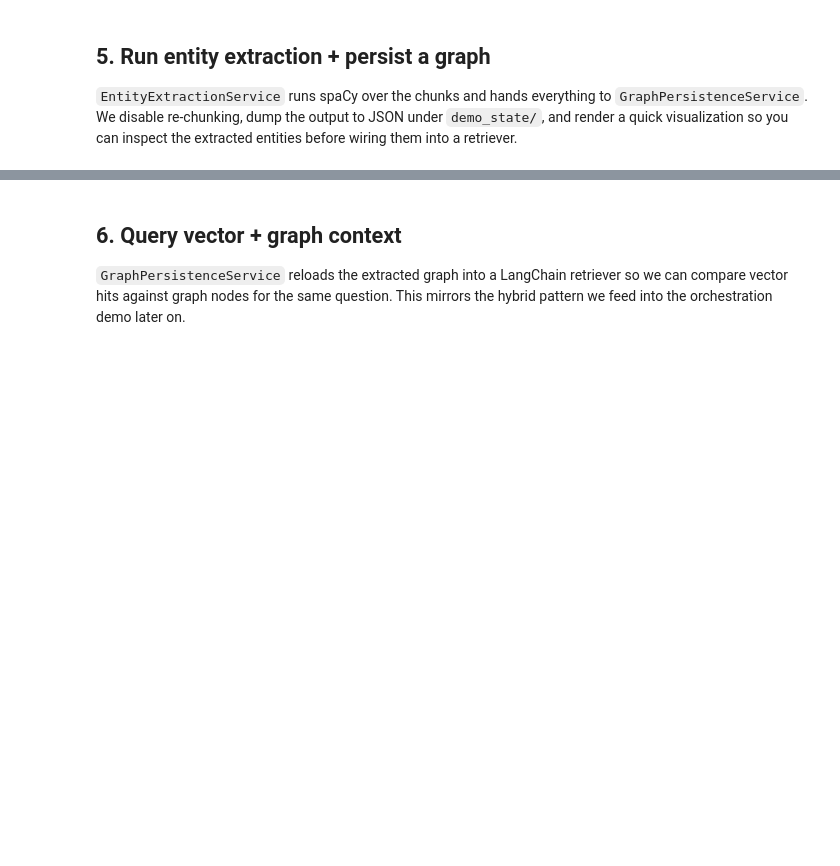
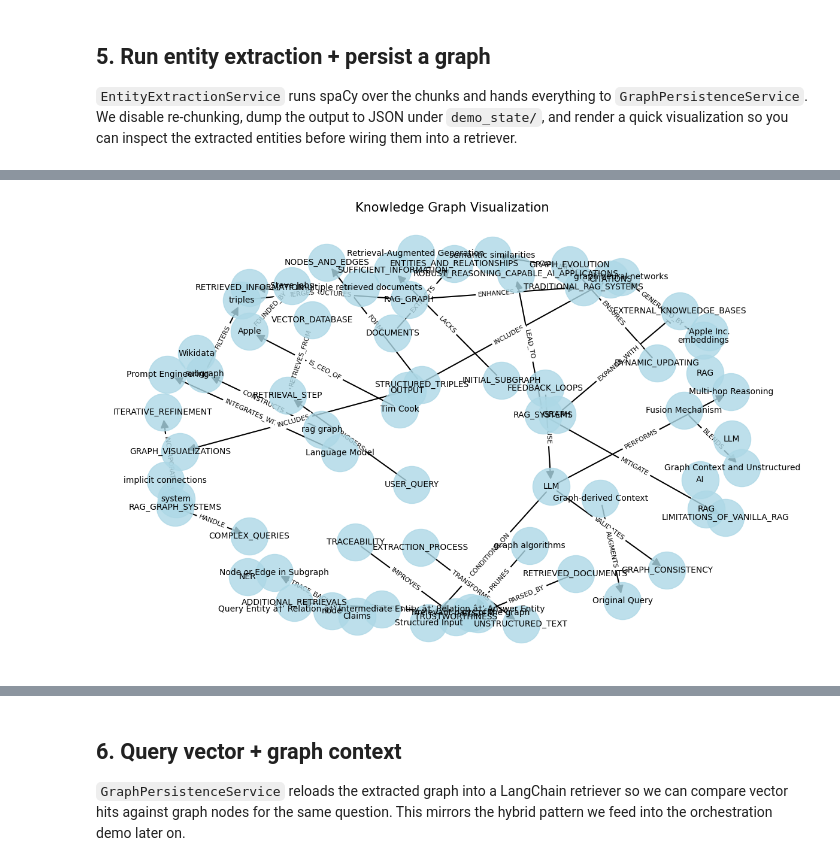
Before and after one commit to nsasto/RAGdoll, a Jupyter notebook: examples/key_modules_demo.ipynb, the cells around one changed output, grey strips where cells are left out. Saved outputs shown, nothing was run; the diff lists cells and outputs as text; code cells hidden in the pictures; blank space fills up the shorter version.

```diff
--- a/examples/key_modules_demo.ipynb
+++ b/examples/key_modules_demo.ipynb
@@ -251,37 +261,16 @@ options = IngestionOptions(
 # %%
-# Run ingestion using a custom pipeline with shared embeddings
-from ragdoll.vector_stores import vector_store_from_config
-
-# Create vector store for graph demo with shared embeddings
-graph_vector_store = vector_store_from_config(
-    VectorStoreConfig(
-        enabled=True,
-        store_type="chroma",
-        params={
-            "collection_name": "graph_demo",
-            "persist_directory": str(graph_store_dir / "vector"),
-        },
-    ),
-    embedding=embeddings,  # Use the shared embeddings instance
-)
-
-# Create custom pipeline with shared embeddings
-graph_pipeline = IngestionPipeline(
-    app_config=app_config,
-    content_extraction_service=DocumentLoaderService(
-        app_config=app_config,
-        use_cache=False,
-        collect_metrics=False,
-    ),
-    embedding_model=embeddings,  # Use shared embeddings
-    vector_store=graph_vector_store,
-    options=options,
-)
+# Run ingestion using ingest_documents helper (cleaner approach)
+from ragdoll.pipeline import ingest_documents
+from ragdoll.utils import visualize_graph
 
 sources = [str(SAMPLE_TXT)]
-stats = await graph_pipeline.ingest(sources)
-graph = getattr(graph_pipeline, "last_graph", None)
-graph_store = graph_pipeline.get_graph_store()
+
+# Use ingest_documents which properly handles everything
+result = await ingest_documents(sources, options=options)
+stats = result.get("stats", {})
+graph = result.get("graph")
+graph_store = result.get("graph_store")
+graph_retriever = result.get("graph_retriever")
 
 # Print results
 print(f"✅ Ingestion complete!")
@@ -297,33 +286,10 @@ if stats.get("errors"):
     for error in stats["errors"]:
         print(f"  - {error}")
 
-# Visualize the graph
-try:
-    import matplotlib.pyplot as plt
-    import networkx as nx
-
-    if graph and hasattr(graph, 'nodes') and graph.nodes:
-        viz_graph = nx.Graph()
-        for node in graph.nodes:
-            viz_graph.add_node(node.id, label=node.name, type=node.type)
-        for edge in graph.edges:
-            viz_graph.add_edge(edge.source, edge.target, relationship=edge.type)
-
-        if viz_graph.number_of_nodes() > 0:
-            plt.figure(figsize=(6, 5))
-            positions = nx.spring_layout(viz_graph, seed=42)
-            labels = {node_id: viz_graph.nodes[node_id].get('label', node_id) for node_id in viz_graph.nodes}
-            nx.draw_networkx_nodes(viz_graph, positions, node_color='#c7d2fe', linewidths=1)
-            nx.draw_networkx_edges(viz_graph, positions, edge_color='#4c51bf')
-            nx.draw_networkx_labels(viz_graph, positions, labels=labels, font_size=9)
-            plt.axis('off')
-            plt.tight_layout()
-            plt.savefig(graph_image_path, dpi=160)
-            plt.show()
-            print(f'Saved visualization to {graph_image_path}')
-        else:
-            print('Graph has no nodes to visualize.')
-    else:
-        print('No graph available to visualize.')
-except Exception as exc:
-    print(f'Skipped visualization: {exc}')
+# Visualize using the utility function (same as graph_rag_ingestion.py)
+if graph and hasattr(graph, 'nodes') and graph.nodes:
+    print(f"\nVisualizing graph with {len(graph.nodes)} nodes and {len(graph.edges)} edges...")
+    visualize_graph(graph, output_image_path=str(graph_image_path), output_json_path=str(graph_store_dir / "graph_output.json"))
+else:
+    print('No graph available to visualize.')
+# %% [output]
@@ -329,0 +311 @@ except Exception as exc:
+[figure, added]
```
Also changed, not shown: parts of 12 cells of this notebook, 4 other files.
